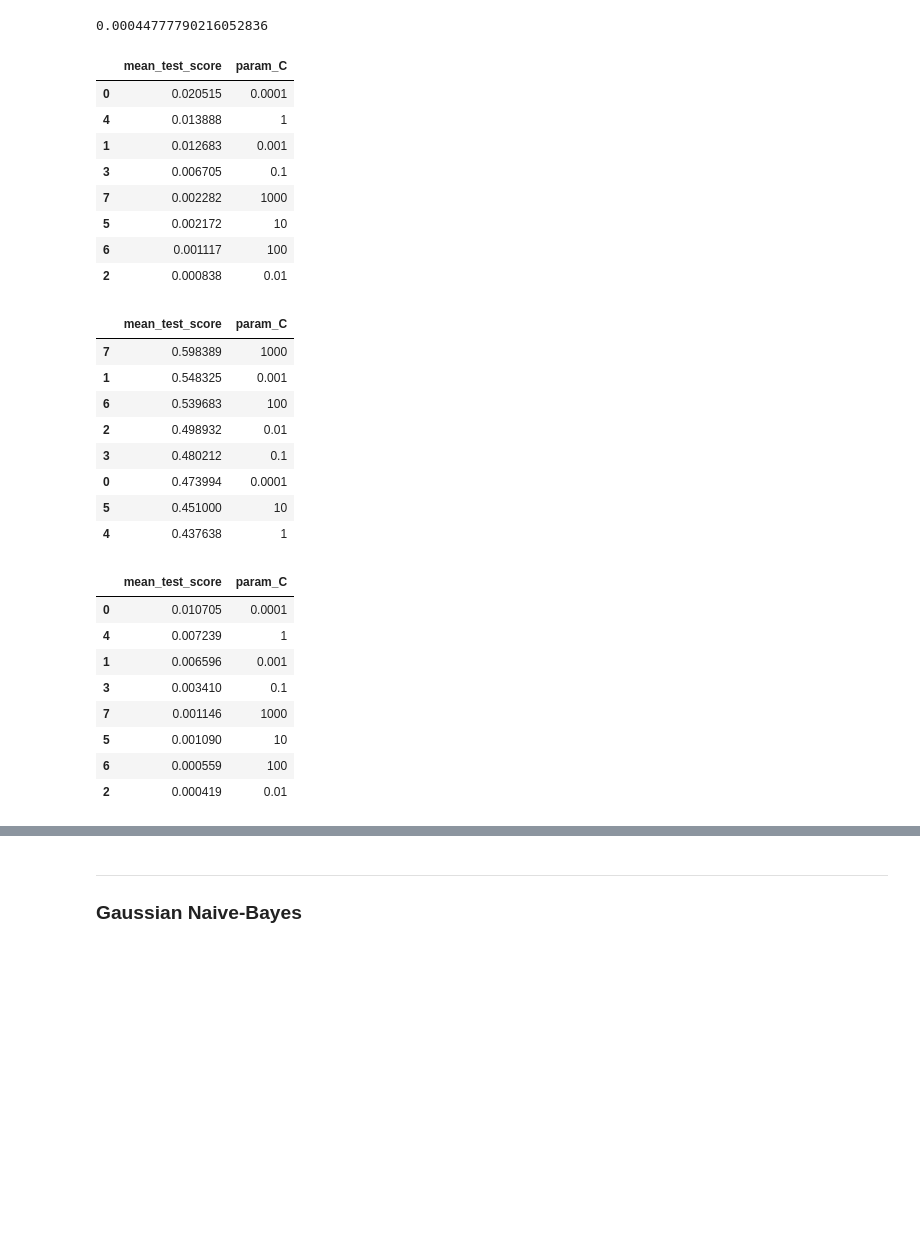
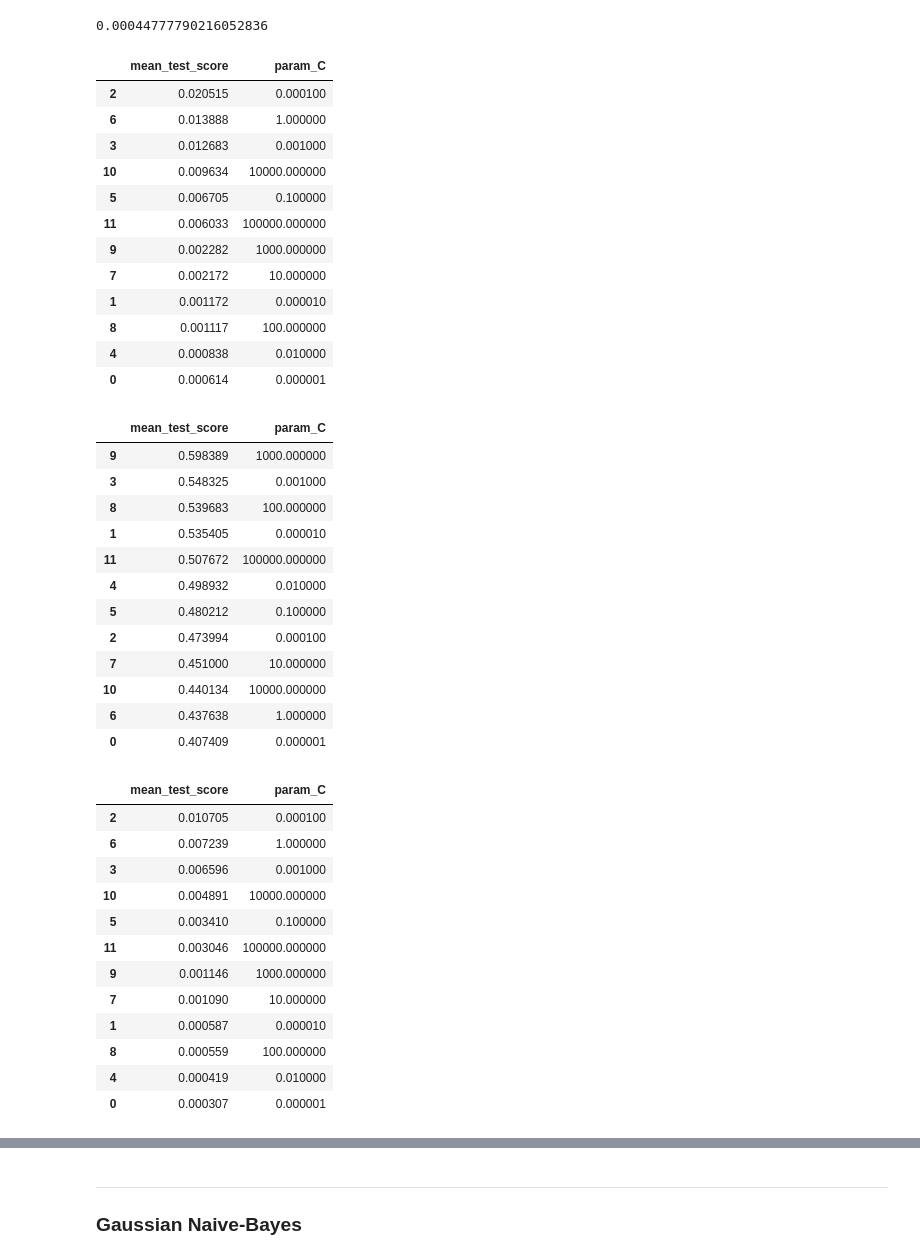
Before and after one commit to pandrewg/Lending-Club, a Jupyter notebook: analysis-pt3-regularization.ipynb, the cells around one changed output, grey strips where cells are left out. Cells and saved outputs as stored; diff of their text form; code cells hidden in the pictures; blank space fills up the shorter version.

```diff
--- a/analysis-pt3-regularization.ipynb
+++ b/analysis-pt3-regularization.ipynb
@@ -74,41 +78,56 @@ clfREC = GridSearchCV(lr,param_grid=params,scoring=make_scorer(neg_recall),retur
 # %%
 # we see in the three cells below that regularization on logistic regression does not do much to help the performance
 # of the model. the effect of the inherent data imbalance greatly limits performance
 
-pd.DataFrame(clfF1.cv_results_).sort_values('mean_test_score',ascending=False)[['mean_test_score','param_C']]
+pd.read_csv('./data/re-lr-f1.csv').drop('Unnamed: 0',axis=1)\
+    .sort_values('mean_test_score',ascending=False)[['mean_test_score','param_C']]
 # %% [output]
 |  | mean_test_score | param_C |
-| 0 | 0.020515 | 0.0001 |
-| 4 | 0.013888 | 1 |
-| 1 | 0.012683 | 0.001 |
-| 3 | 0.006705 | 0.1 |
-| 7 | 0.002282 | 1000 |
-| 5 | 0.002172 | 10 |
-| 6 | 0.001117 | 100 |
-| 2 | 0.000838 | 0.01 |
+| 2 | 0.020515 | 0.000100 |
+| 6 | 0.013888 | 1.000000 |
+| 3 | 0.012683 | 0.001000 |
+| 10 | 0.009634 | 10000.000000 |
+| 5 | 0.006705 | 0.100000 |
+| 11 | 0.006033 | 100000.000000 |
+| 9 | 0.002282 | 1000.000000 |
+| 7 | 0.002172 | 10.000000 |
+| 1 | 0.001172 | 0.000010 |
+| 8 | 0.001117 | 100.000000 |
+| 4 | 0.000838 | 0.010000 |
+| 0 | 0.000614 | 0.000001 |
 # %%
 # the two best C values are the opposite edge cases.. odd behavior
 
-pd.DataFrame(clfPREC.cv_results_).sort_values('mean_test_score',ascending=False)[['mean_test_score','param_C']]
+pd.read_csv('./data/re-lr-prec.csv').drop('Unnamed: 0',axis=1)\
+    .sort_values('mean_test_score',ascending=False)[['mean_test_score','param_C']]
 # %% [output]
 |  | mean_test_score | param_C |
-| 7 | 0.598389 | 1000 |
-| 1 | 0.548325 | 0.001 |
-| 6 | 0.539683 | 100 |
-| 2 | 0.498932 | 0.01 |
-| 3 | 0.480212 | 0.1 |
-| 0 | 0.473994 | 0.0001 |
-| 5 | 0.451000 | 10 |
-| 4 | 0.437638 | 1 |
+| 9 | 0.598389 | 1000.000000 |
+| 3 | 0.548325 | 0.001000 |
+| 8 | 0.539683 | 100.000000 |
+| 1 | 0.535405 | 0.000010 |
+| 11 | 0.507672 | 100000.000000 |
+| 4 | 0.498932 | 0.010000 |
+| 5 | 0.480212 | 0.100000 |
+| 2 | 0.473994 | 0.000100 |
+| 7 | 0.451000 | 10.000000 |
+| 10 | 0.440134 | 10000.000000 |
+| 6 | 0.437638 | 1.000000 |
+| 0 | 0.407409 | 0.000001 |
 # %%
-pd.DataFrame(clfREC.cv_results_).sort_values('mean_test_score',ascending=False)[['mean_test_score','param_C']]
+pd.read_csv('./data/re-lr-rec.csv').drop('Unnamed: 0',axis=1)\
+    .sort_values('mean_test_score',ascending=False)[['mean_test_score','param_C']]
 # %% [output]
 |  | mean_test_score | param_C |
-| 0 | 0.010705 | 0.0001 |
-| 4 | 0.007239 | 1 |
-| 1 | 0.006596 | 0.001 |
-| 3 | 0.003410 | 0.1 |
-| 7 | 0.001146 | 1000 |
-| 5 | 0.001090 | 10 |
-| 6 | 0.000559 | 100 |
-| 2 | 0.000419 | 0.01 |
+| 2 | 0.010705 | 0.000100 |
+| 6 | 0.007239 | 1.000000 |
+| 3 | 0.006596 | 0.001000 |
+| 10 | 0.004891 | 10000.000000 |
+| 5 | 0.003410 | 0.100000 |
+| 11 | 0.003046 | 100000.000000 |
+| 9 | 0.001146 | 1000.000000 |
+| 7 | 0.001090 | 10.000000 |
+| 1 | 0.000587 | 0.000010 |
+| 8 | 0.000559 | 100.000000 |
+| 4 | 0.000419 | 0.010000 |
+| 0 | 0.000307 | 0.000001 |
```
Also changed, not shown: parts of 42 cells of this notebook, 3 other files.
